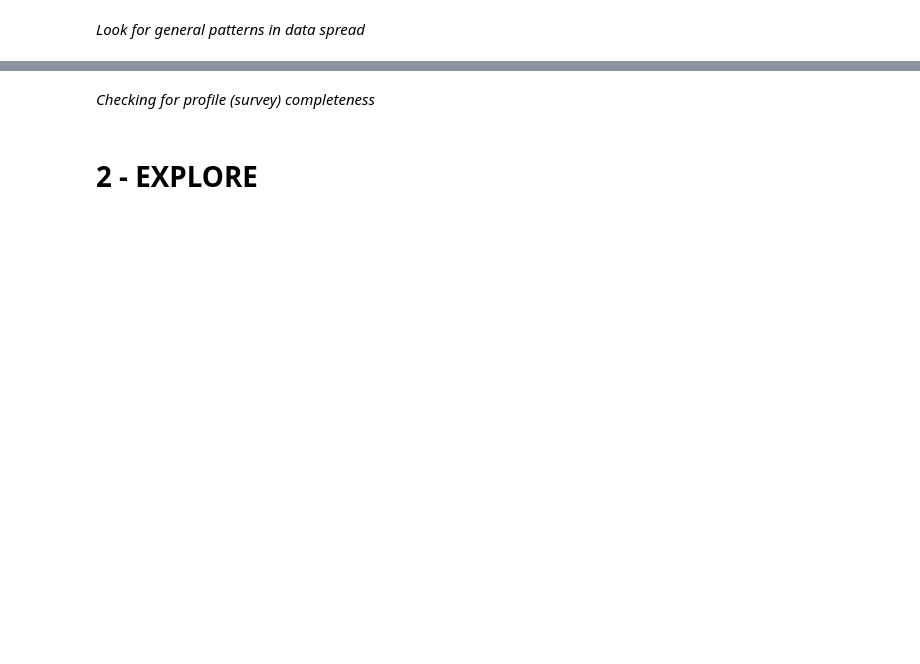
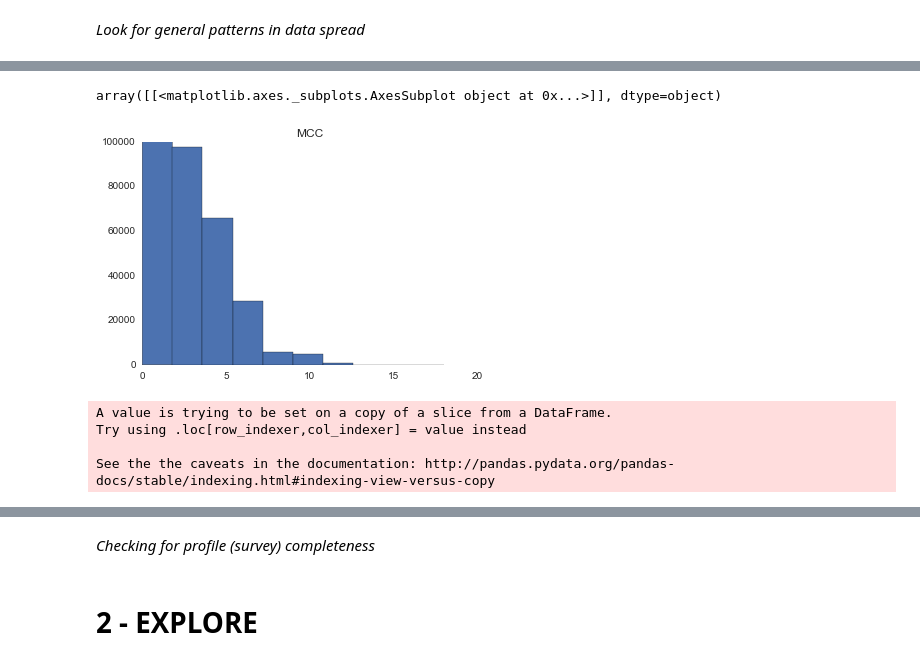
Before and after one commit to cesleem/DAT_SF_14, a Jupyter notebook: project/data_transformations/source_data_to_clean_data.ipynb, the cells around one changed output, grey strips where cells are left out. Saved outputs shown, nothing was run; the diff lists cells and outputs as text; code cells hidden in the pictures; blank space fills up the shorter version.

```diff
--- a/project/data_transformations/source_data_to_clean_data.ipynb
+++ b/project/data_transformations/source_data_to_clean_data.ipynb
@@ -52,0 +75,2 @@ allpatients.columns
+# %%
+data['MCC'] = (data[['HIGHBP', 'ANGCAD', 'CHF', 'AMI', 'OTHHRT', 'STROKE', 'COPD_E', 'GI_ETC', 'ATHHIP', 'ATHHAN', 'OSTEOPO', 'SCIATC', 'DIABET', 'COLNCA', 'LUNGCA', 'BRSTCA', 'PROSCA', 'OTHCAN']] == 1).sum(axis=1)
@@ -52,0 +87,13 @@ allpatients.columns
+# %%
+profile = data[['ID',
+ 'AGEGRP',
+ 'RACE',
+ 'GENDER',
+ 'MRSTAT',
+ 'EDUC',
+ 'PLREG',
+ 'SVLANG',
+ 'BMI',
+ 'SMKFRQ',
+ 'DEPRES',
+ 'MCC']]
@@ -52,0 +109,13 @@ allpatients.columns
+# %%
+#renames
+new_col_names = {
+ 'AGEGRP':'AGE',
+ 'MRSTAT':'MARITALSTAT',
+ 'EDUC':'EDUCATION',
+ 'PLREG':'REGION',
+ 'SVLANG':'LANGUAGE',
+ 'BMI':'OBESE',
+ 'SMKFRQ':'SMOKER',
+ 'DEPRES':'DEPRESSION'}
+profile = profile.rename(columns = new_col_names).set_index('ID')
+profile.head()
@@ -52,0 +130,14 @@ allpatients.columns
+# %%
+values_to_labels = {'AGE':{1:'<65', 2: '65 to 74', 3:'>74'},
+                    'RACE':{1:'White', 2:'Black', 3:'Other'},
+                    'GENDER':{1:'M', 2:'F'},
+                    'MARITALSTAT':{1:'Married', 2:'Non-Married'},
+                    'EDUCATION':{1:'Less than HS/GED', 2:'HS/GED', 3:'Greater than HS/GED'},
+                    'REGION':{1:'Region 1 (Boston)', 2:'Region 2 (New York)', 3:'Region 3 (Philadelphia)', 4:'Region 4 (Atlanta)', 5:'Region 5 (Chicago)', 6:'Region 6 (Dallas)', 7:'Region 7 (Kansas City)', 8:'Region 8 (Denver)', 9:'Region 9 (San Francisco)', 10:'Region 10 (Seattle)'},
+                    'LANGUAGE':{1:'English', 2:'Spanish', 3:np.nan, 4:'Chinese'},
+                    'OBESE':{1:'Not obese (BMI < 30)', 2:'Obese (BMI ≥ 30)'},
+                    'SMOKER':{1:'Y', 2:'Y', 3:'N', 4:np.nan},
+                    'DEPRESSION':{1:'Y', 2:'N'}
+                    }
+
+profile = profile.replace(values_to_labels)
@@ -56,0 +168,5 @@ allpatients.columns
+# %%
+profile.hist()
+# %% [output]
+array([[<matplotlib.axes._subplots.AxesSubplot object at 0x...>]], dtype=object)
+[figure, added]
@@ -56,0 +187,7 @@ allpatients.columns
+# %%
+profiles_converted = convert_labels(profile.dropna())
+# %% [output]
+A value is trying to be set on a copy of a slice from a DataFrame.
+Try using .loc[row_indexer,col_indexer] = value instead
+
+See the the caveats in the documentation: http://pandas.pydata.org/pandas-docs/stable/indexing.html#indexing-view-versus-copy
```
Also changed, not shown: parts of 27 cells of this notebook.
